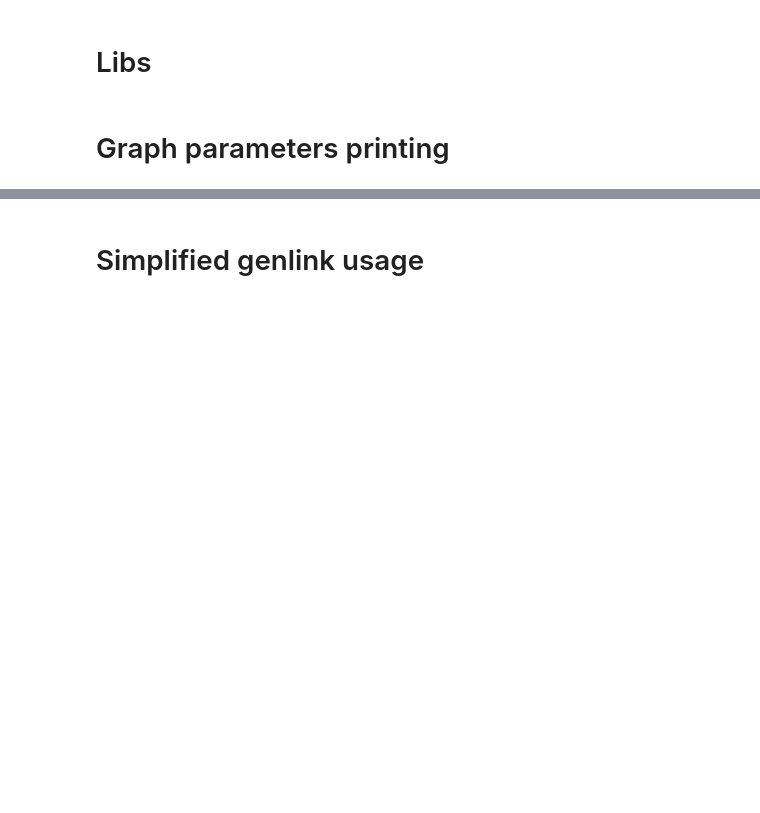
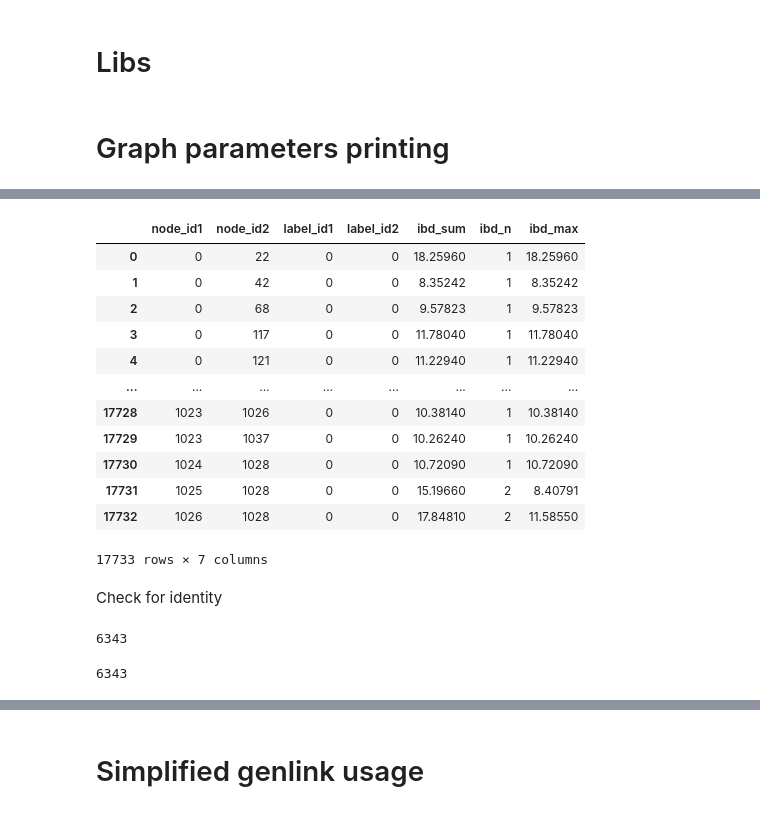
Before and after one commit to Genomics-HSE/ancestry-inference, a Jupyter notebook: notebooks/genlink_usage.ipynb, the cells around one changed output, grey strips where cells are left out. Cells and saved outputs as stored; diff of their text form; code cells hidden in the pictures; blank space fills up the shorter version.

Commit message:
some graph generation correctness check

```diff
--- a/notebooks/genlink_usage.ipynb
+++ b/notebooks/genlink_usage.ipynb
@@ -35,0 +62,18 @@ dp = DataProcessor('/home/ashmelev/ancestry-inference/data/real_data/SC/raw/Scan
+# %%
+dp.df
+# %% [output]
+|  | node_id1 | node_id2 | label_id1 | label_id2 | ibd_sum | ibd_n | ibd_max |
+| 0 | 0 | 22 | 0 | 0 | 18.25960 | 1 | 18.25960 |
+| 1 | 0 | 42 | 0 | 0 | 8.35242 | 1 | 8.35242 |
+| 2 | 0 | 68 | 0 | 0 | 9.57823 | 1 | 9.57823 |
+| 3 | 0 | 117 | 0 | 0 | 11.78040 | 1 | 11.78040 |
+| 4 | 0 | 121 | 0 | 0 | 11.22940 | 1 | 11.22940 |
+| ... | ... | ... | ... | ... | ... | ... | ... |
+| 17728 | 1023 | 1026 | 0 | 0 | 10.38140 | 1 | 10.38140 |
+| 17729 | 1023 | 1037 | 0 | 0 | 10.26240 | 1 | 10.26240 |
+| 17730 | 1024 | 1028 | 0 | 0 | 10.72090 | 1 | 10.72090 |
+| 17731 | 1025 | 1028 | 0 | 0 | 15.19660 | 2 | 8.40791 |
+| 17732 | 1026 | 1028 | 0 | 0 | 17.84810 | 2 | 11.58550 |
+17733 rows × 7 columns
+# %% [markdown]
+Check for identity
@@ -35,0 +84,8 @@ dp = DataProcessor('/home/ashmelev/ancestry-inference/data/real_data/SC/raw/Scan
+# %%
+len(nx_test_subgraph.edges)
+# %% [output]
+6343
+# %%
+len(nx.Graph(to_networkx(dp.array_of_graphs_for_testing[10])).edges)
+# %% [output]
+6343
```
Also changed, not shown: parts of 13 cells of this notebook, 1 other file.
